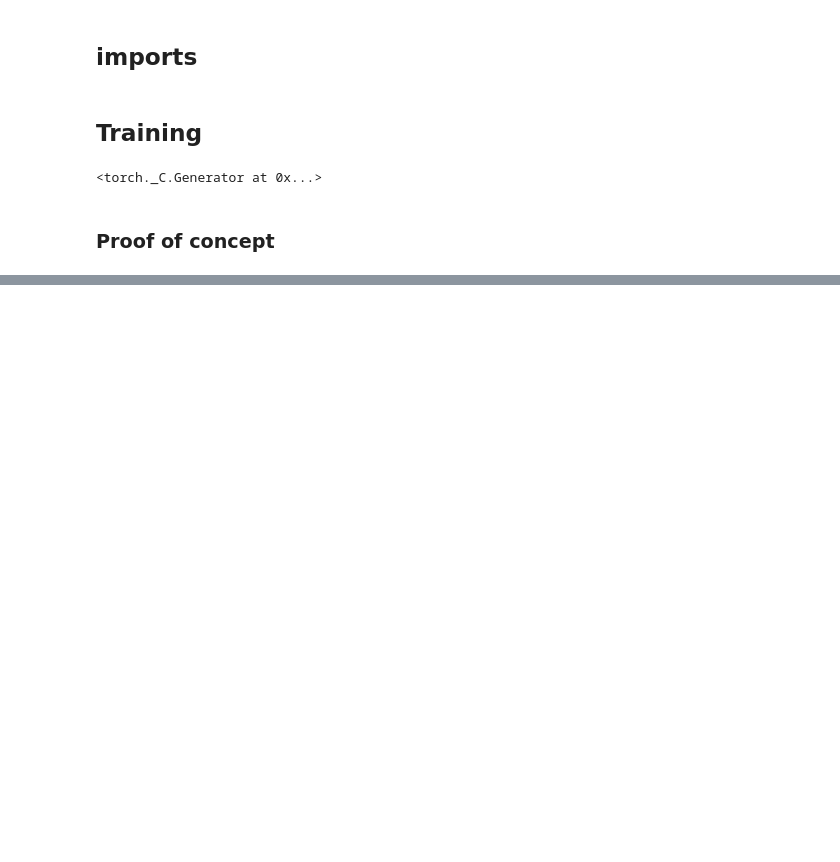
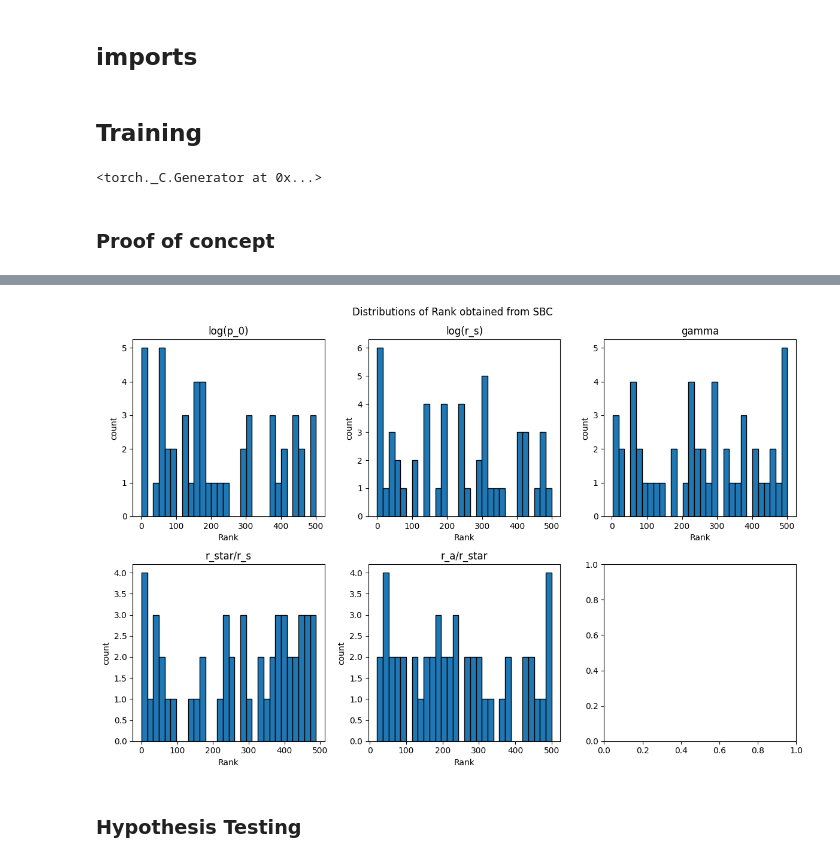
Before and after one commit to Anodymous1/suds, a Jupyter notebook: mock_data.ipynb, the cells around one changed output, grey strips where cells are left out. Drawn from its saved outputs; the diff is of its cells as text; code cells hidden in the pictures; blank space fills up the shorter version.

```diff
--- a/mock_data.ipynb
+++ b/mock_data.ipynb
@@ -186,0 +189,9 @@ tensor([[5.0000, 0.0000, 1.0000, 0.5000, 0.5000]])
+# %%
+from sbi.diagnostics import run_sbc
+# from sbi.analysis import sbc_rank_plot
+
+# 50 test samples - should be 10000
+theta_test = prior.sample((50,))
+x_test = generate_galaxy_bunch(theta_test)
+
+ranks = run_sbc(theta_test, x_test, posterior, num_posterior_samples=500)
@@ -186,0 +218,28 @@ tensor([[5.0000, 0.0000, 1.0000, 0.5000, 0.5000]])
+# %%
+import matplotlib.pyplot as plt
+
+plot_titles= ["log(p_0)", "log(r_s)", "gamma", "r_star/r_s", "r_a/r_star"]
+
+fig,axs= plt.subplots(2, 3, figsize=(12,8))
+
+fig.suptitle("Distributions of Rank obtained from SBC")
+
+# rank = # of samples less than \ntrue theta in each posterior sample
+for i in range(3):
+    axs[0, i].hist(ranks[0][:,i], bins=30, edgecolor="black")
+    axs[0, i].set_title(plot_titles[i])
+    axs[0, i].set_xlabel("Rank")
+    axs[0, i].set_ylabel("count")
+
+for i in range(2):
+    axs[1, i].hist(ranks[0][:,i + 3], bins=30, edgecolor="black")
+    axs[1, i].set_title(plot_titles[i + 3])
+    axs[1, i].set_xlabel("Rank")
+    axs[1, i].set_ylabel("count")
+
+plt.tight_layout()
+plt.show()
+# %% [output]
+[figure, added]
+# %% [markdown]
+### Hypothesis Testing
```
Also changed, not shown: parts of 17 cells of this notebook.
